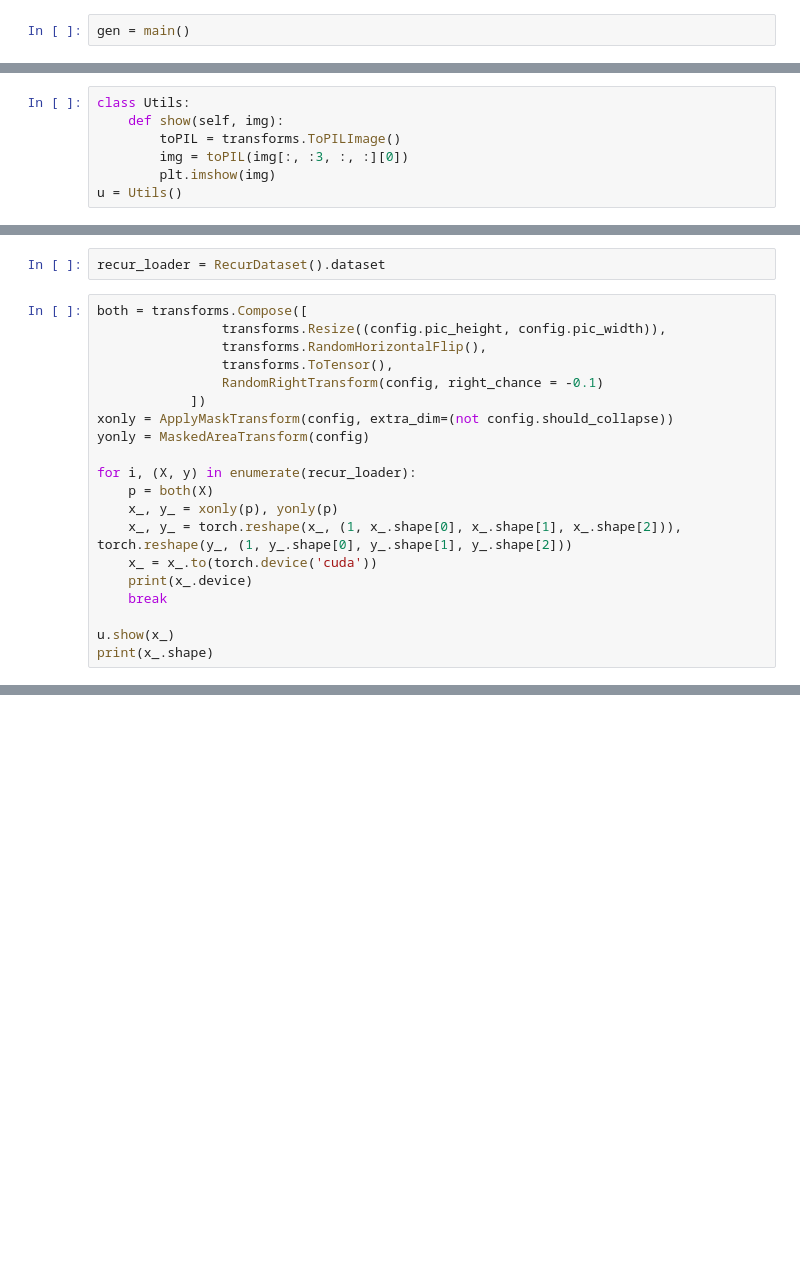
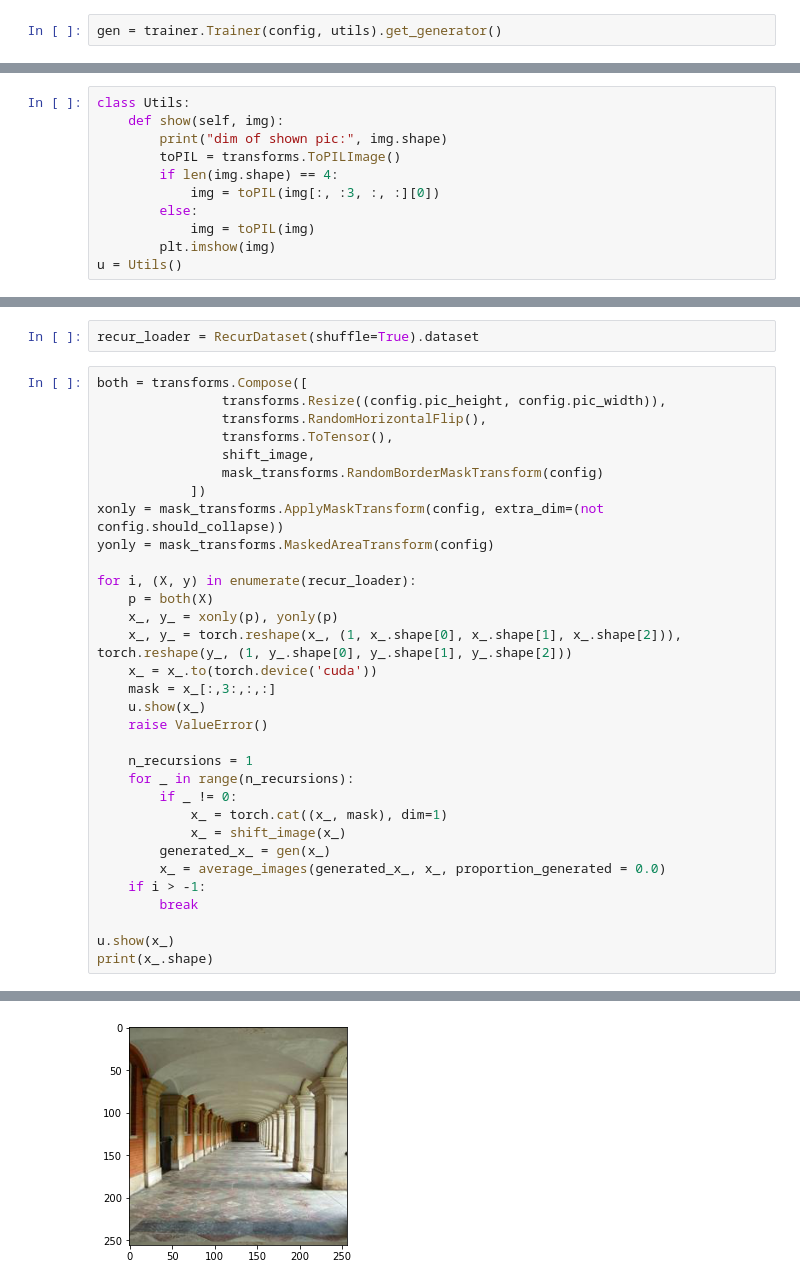
Before and after one commit to jaymatthewsherman/ImageOutPainting, a Jupyter notebook: notebooks/Recursive Outpainting.ipynb, the cells around one changed output, grey strips where cells are left out. Cells and saved outputs as stored; diff of their text form; blank space fills up the shorter version.

```diff
--- a/notebooks/Recursive Outpainting.ipynb
+++ b/notebooks/Recursive Outpainting.ipynb
@@ -21,2 +26,2 @@ ImportError: cannot import name 'main' from 'train' (D:\Senior Year Northeastern
 # %%
-gen = main()
+gen = trainer.Trainer(config, utils).get_generator()
@@ -49,8 +128,12 @@ def shift_image(self, img):
 # %%
 class Utils:
     def show(self, img):
+        print("dim of shown pic:", img.shape)
         toPIL = transforms.ToPILImage()
-        img = toPIL(img[:, :3, :, :][0])
+        if len(img.shape) == 4:
+            img = toPIL(img[:, :3, :, :][0])
+        else:
+            img = toPIL(img)
         plt.imshow(img)
 u = Utils()
 # %%
@@ -104,22 +184,35 @@ class RecurDataset(torch.utils.data.IterableDataset):
 # %%
-recur_loader = RecurDataset().dataset
+recur_loader = RecurDataset(shuffle=True).dataset
 # %%
 both = transforms.Compose([
                 transforms.Resize((config.pic_height, config.pic_width)),
                 transforms.RandomHorizontalFlip(),
                 transforms.ToTensor(),
-                RandomRightTransform(config, right_chance = -0.1)
+                shift_image,
+                mask_transforms.RandomBorderMaskTransform(config)
             ])
-xonly = ApplyMaskTransform(config, extra_dim=(not config.should_collapse))
-yonly = MaskedAreaTransform(config)
+xonly = mask_transforms.ApplyMaskTransform(config, extra_dim=(not config.should_collapse))
+yonly = mask_transforms.MaskedAreaTransform(config)
 
 for i, (X, y) in enumerate(recur_loader):
     p = both(X)
     x_, y_ = xonly(p), yonly(p)
     x_, y_ = torch.reshape(x_, (1, x_.shape[0], x_.shape[1], x_.shape[2])), torch.reshape(y_, (1, y_.shape[0], y_.shape[1], y_.shape[2]))
     x_ = x_.to(torch.device('cuda'))
-    print(x_.device)
-    break
+    mask = x_[:,3:,:,:]
+    u.show(x_)
+    raise ValueError()
+
+    n_recursions = 1
+    for _ in range(n_recursions):
+        if _ != 0:
+            x_ = torch.cat((x_, mask), dim=1)
+            x_ = shift_image(x_)
+        generated_x_ = gen(x_)
+        x_ = average_images(generated_x_, x_, proportion_generated = 0.0)
+    if i > -1:
+        break
 
 u.show(x_)
 print(x_.shape)
+# %% [output]
@@ -125,0 +222 @@ print(x_.shape)
+[figure, added]
```
Also changed, not shown: parts of 9 cells of this notebook, 6 other files.
